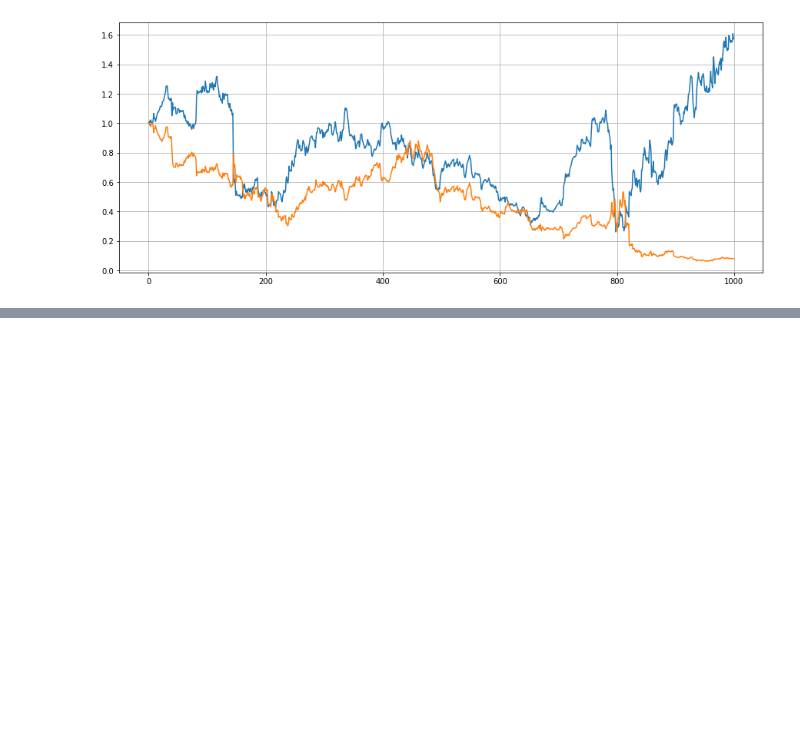
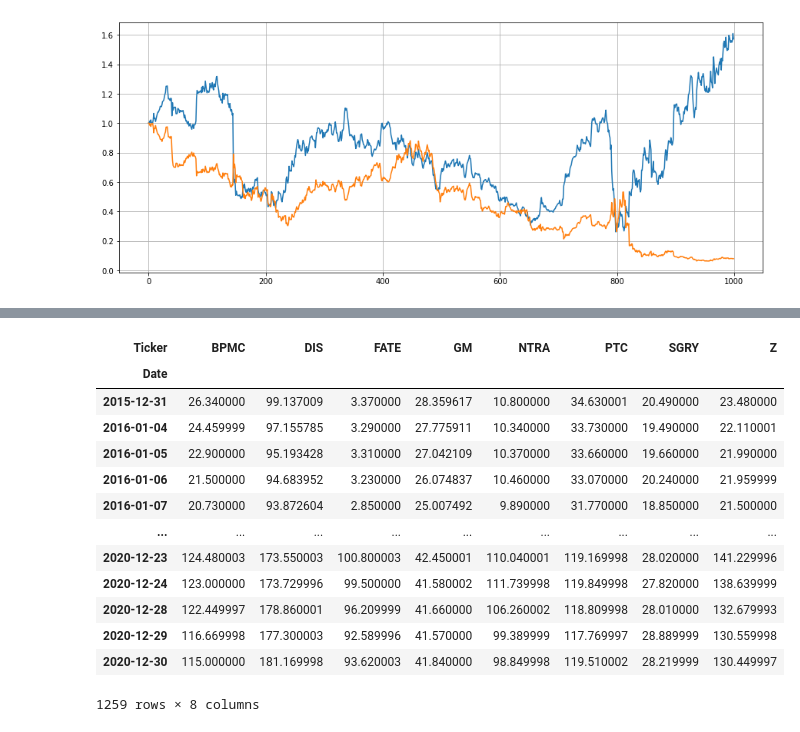
Before and after one commit to saritmaitra/Momentum_Trading, a Jupyter notebook: SupportResistance_Experimental.ipynb, the cells around one changed output, grey strips where cells are left out. Cells and saved outputs as stored; diff of their text form; code cells hidden in the pictures; blank space fills up the shorter version.

```diff
--- a/SupportResistance_Experimental.ipynb
+++ b/SupportResistance_Experimental.ipynb
@@ -186,0 +171,19 @@ all_data
+# %%
+# Isolate the `Adj Close` values and transform the DataFrame
+stocks = all_data[['Adj Close']].reset_index().pivot('Date', 'Ticker', 'Adj Close')
+stocks
+# %% [output]
+| Ticker | BPMC | DIS | FATE | GM | NTRA | PTC | SGRY | Z |
+| Date |  |  |  |  |  |  |  |  |
+| 2015-12-31 | 26.340000 | 99.137009 | 3.370000 | 28.359617 | 10.800000 | 34.630001 | 20.490000 | 23.480000 |
+| 2016-01-04 | 24.459999 | 97.155785 | 3.290000 | 27.775911 | 10.340000 | 33.730000 | 19.490000 | 22.110001 |
+| 2016-01-05 | 22.900000 | 95.193428 | 3.310000 | 27.042109 | 10.370000 | 33.660000 | 19.660000 | 21.990000 |
+| 2016-01-06 | 21.500000 | 94.683952 | 3.230000 | 26.074837 | 10.460000 | 33.070000 | 20.240000 | 21.959999 |
+| 2016-01-07 | 20.730000 | 93.872604 | 2.850000 | 25.007492 | 9.890000 | 31.770000 | 18.850000 | 21.500000 |
+| ... | ... | ... | ... | ... | ... | ... | ... | ... |
+| 2020-12-23 | 124.480003 | 173.550003 | 100.800003 | 42.450001 | 110.040001 | 119.169998 | 28.020000 | 141.229996 |
+| 2020-12-24 | 123.000000 | 173.729996 | 99.500000 | 41.580002 | 111.739998 | 119.849998 | 27.820000 | 138.639999 |
+| 2020-12-28 | 122.449997 | 178.860001 | 96.209999 | 41.660000 | 106.260002 | 118.809998 | 28.010000 | 132.679993 |
+| 2020-12-29 | 116.669998 | 177.300003 | 92.589996 | 41.570000 | 99.389999 | 117.769997 | 28.889999 | 130.559998 |
+| 2020-12-30 | 115.000000 | 181.169998 | 93.620003 | 41.840000 | 98.849998 | 119.510002 | 28.219999 | 130.449997 |
+1259 rows × 8 columns
```
Also changed, not shown: parts of 15 cells of this notebook.
